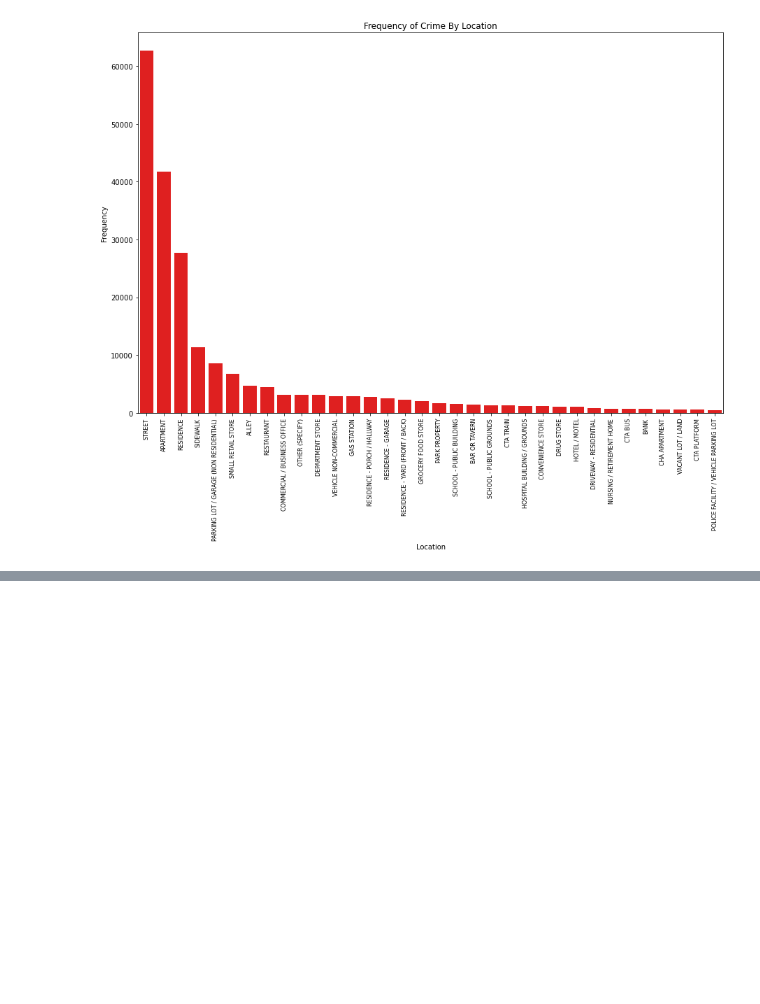
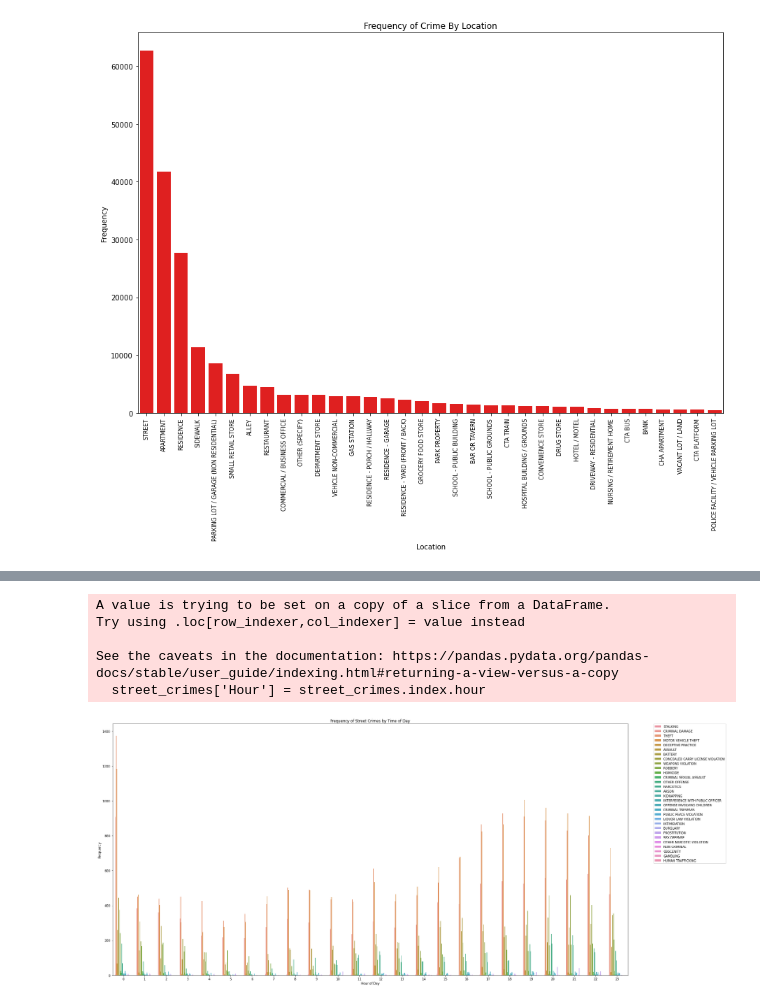
Before and after one commit to amudd10/Chicago-Crime-Analysis, a Jupyter notebook: Chi_crime2022.ipynb, the cells around one changed output, grey strips where cells are left out. Saved outputs shown, nothing was run; the diff lists cells and outputs as text; code cells hidden in the pictures; blank space fills up the shorter version.

```diff
--- a/Chi_crime2022.ipynb
+++ b/Chi_crime2022.ipynb
@@ -192,0 +253,27 @@ plt.show()
+# %%
+figure = plt.figure(figsize=(30,15))
+
+# Extract the hour component from the Date column
+street_crimes.index = pd.to_datetime(street_crimes.index)
+street_crimes['Hour'] = street_crimes.index.hour
+
+# Create a countplot of the Hour column
+sns.countplot(x='Hour', hue = 'Primary Type', data=street_crimes)
+
+# Set the title and axis labels
+plt.title('Frequency of Street Crimes by Time of Day')
+plt.xlabel('Hour of Day')
+plt.ylabel('Frequency')
+
+# Move the legend outside of the plot
+plt.legend(bbox_to_anchor=(1.05, 1), loc=2, borderaxespad=0.)
+
+# Display the plot
+plt.show()
+# %% [output]
+A value is trying to be set on a copy of a slice from a DataFrame.
+Try using .loc[row_indexer,col_indexer] = value instead
+
+See the caveats in the documentation: https://pandas.pydata.org/pandas-docs/stable/user_guide/indexing.html#returning-a-view-versus-a-copy
+  street_crimes['Hour'] = street_crimes.index.hour
+[figure, added]
```
Also changed, not shown: parts of 4 cells of this notebook.
